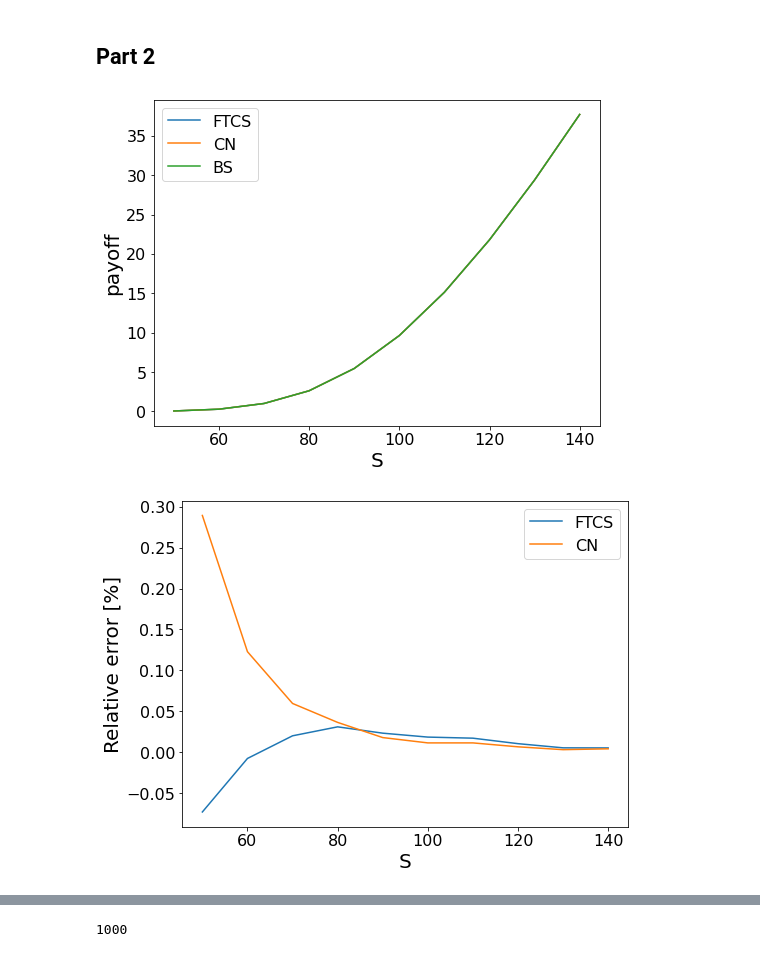
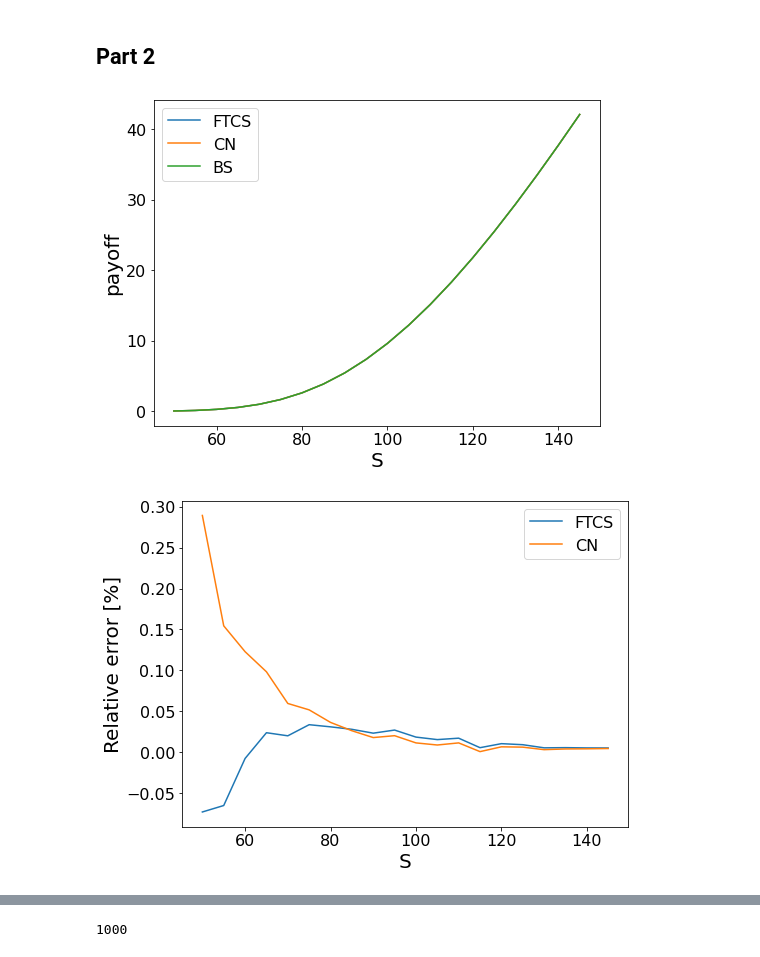
Before and after one commit to sanderbroos/Computational-Finance, a Jupyter notebook: Set 3/set3.ipynb, the cells around one changed output, grey strips where cells are left out. Saved outputs shown, nothing was run; the diff lists cells and outputs as text; code cells hidden in the pictures.

```diff
--- a/Set 3/set3.ipynb
+++ b/Set 3/set3.ipynb
@@ -34,28 +35,28 @@ field_CN = FiniteDiff(propagate_scheme="CN", Nt= Nt, NX=NX)
 # %%
 # Plot option price as a function of S0 for FTCS, CN and BS
 
 payoffs_FTCS = []
 payoffs_CN = []
 payoffs_BS = []
 
-Ss = np.arange(50, 150, 10)
+Ss = np.arange(50, 150, 5)
 for S in Ss:
 
     payoffs_FTCS.append(field_FTCS.get_payoff_for_S(S))
     payoffs_CN.append(field_CN.get_payoff_for_S(S))
     payoffs_BS.append(black_scholes_formula(S=S)[0])
 
 plt.plot(Ss, payoffs_FTCS, label="FTCS")
 plt.plot(Ss, payoffs_CN, label="CN")
 plt.plot(Ss, payoffs_BS, label="BS")
 
 plt.xlabel("S")
 plt.ylabel("payoff")
 
 plt.legend()
 plt.show()
 # %% [output]
-[figure, old version]
+[figure, new version]
 # %%
 # Compare relative errors of option price compared to BS
 
@@ -80,7 +81,7 @@ plt.ylabel("Relative error [%]")
 plt.legend()
 plt.show()
 # %% [output]
-[figure, old version]
+[figure, new version]
 # %%
 # Plot delta as a function of S0 for FTCS, CN and BS
 
```
Also changed, not shown: parts of 4 cells of this notebook.
